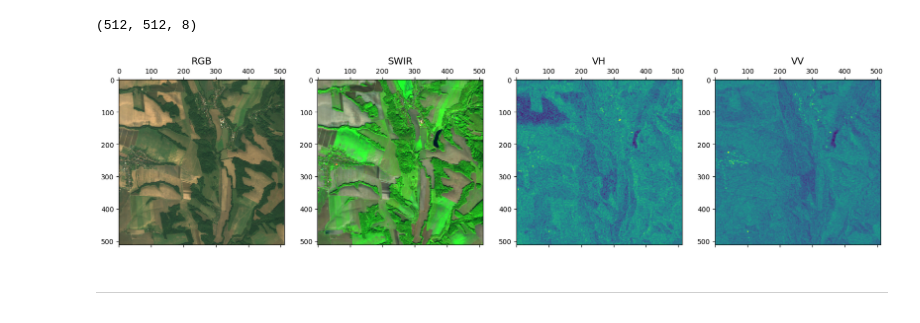
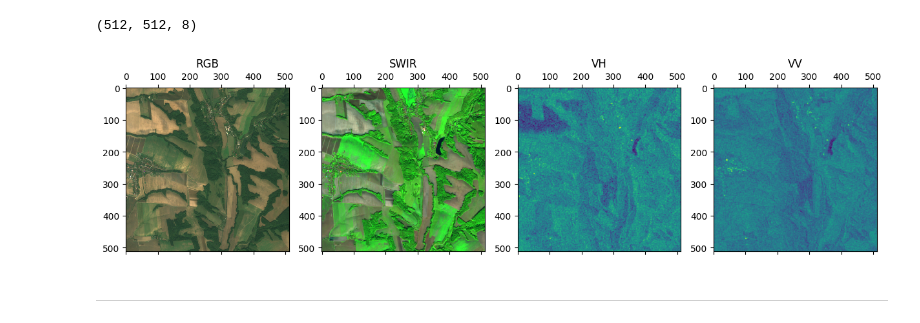
Before and after one commit to azavea/raster-vision, a Jupyter notebook: docs/usage/tutorials/reading_raster_data.ipynb, the cells around one changed output. Drawn from its saved outputs; the diff is of its cells as text; code cells hidden in the pictures.

```diff
--- a/docs/usage/tutorials/reading_raster_data.ipynb
+++ b/docs/usage/tutorials/reading_raster_data.ipynb
@@ -325,21 +325,20 @@ chip.shape
 # %%
 from matplotlib import pyplot as plt
 
-fig, axs = plt.subplots(1, 4, figsize=(20, 5))
-(ax_rgb, ax_swir, ax_vh, ax_vv) = axs.flat
+fig, (ax_rgb, ax_swir, ax_vh, ax_vv) = plt.subplots(1, 4, figsize=(15, 4))
 
 ax_rgb.matshow(chip[..., :3])
-ax_rgb.set_title('RGB', fontsize=14)
+ax_rgb.set_title('RGB')
 ax_swir.matshow(chip[..., 3:6])
-ax_swir.set_title('SWIR', fontsize=14)
+ax_swir.set_title('SWIR')
 ax_vh.matshow(chip[..., 6])
-ax_vh.set_title('VH', fontsize=14)
+ax_vh.set_title('VH')
 ax_vv.matshow(chip[..., 7])
-ax_vv.set_title('VV', fontsize=14)
+ax_vv.set_title('VV')
 
 plt.show()
 # %% [output]
-[figure, old version]
+[figure, new version]
 # %% [markdown]
 ---
 # %% [markdown]
```
Also changed, not shown: parts of 12 cells of this notebook, 12 other files.
